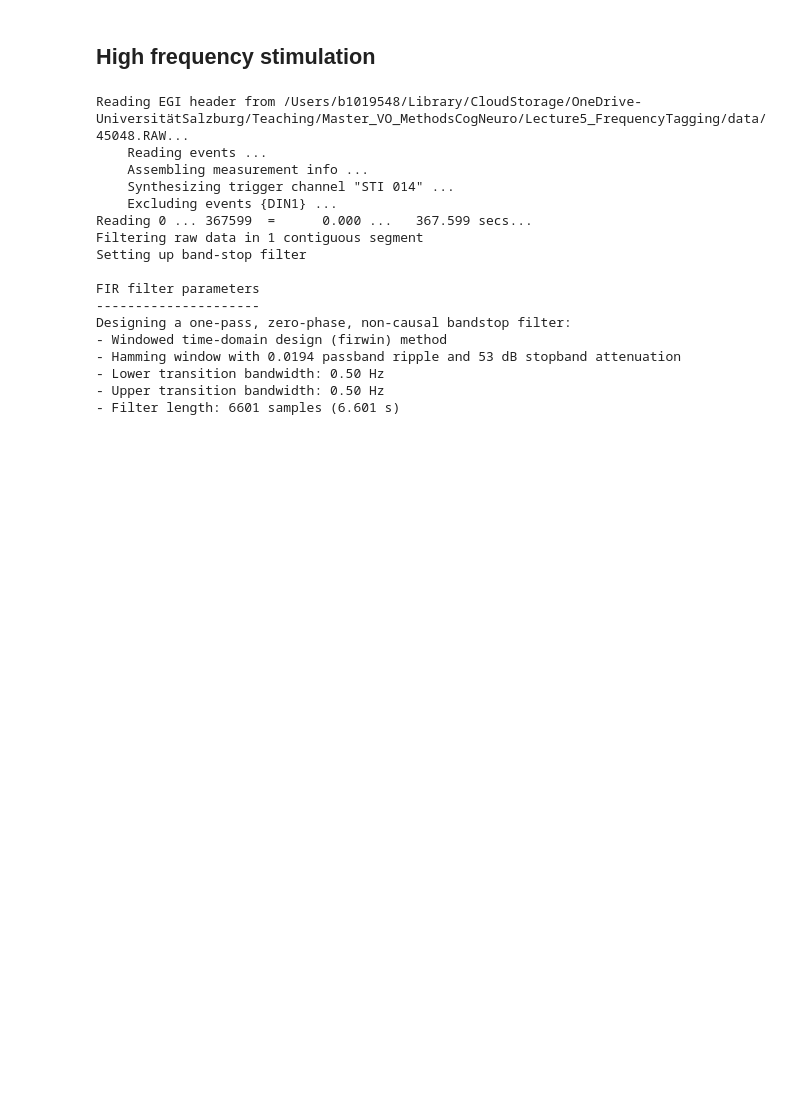
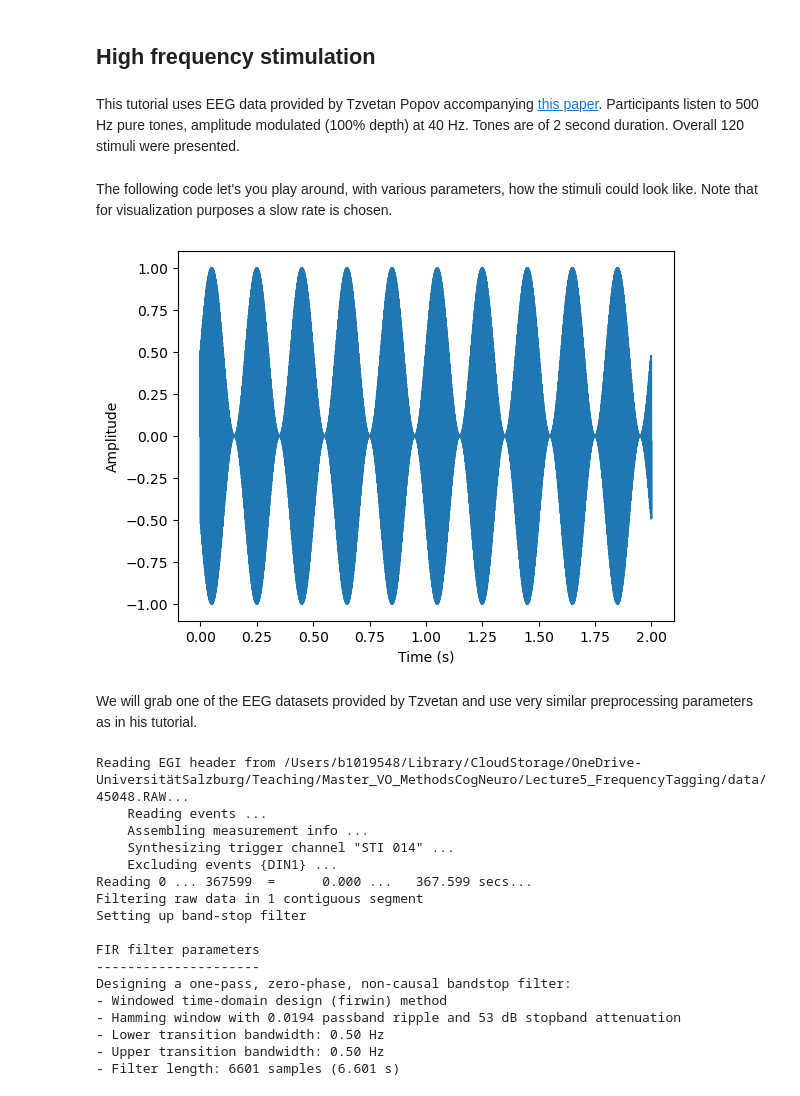
Before and after one commit to nathanweisz/methcogneurocode, a Jupyter notebook: Lecture5.ipynb, the cells around one changed output. Saved outputs shown, nothing was run; the diff lists cells and outputs as text; code cells hidden in the pictures; blank space fills up the shorter version.

```diff
--- a/Lecture5.ipynb
+++ b/Lecture5.ipynb
@@ -17,6 +17,31 @@ import pandas as pd
 Check out Lecture 2! Especially the evoked and induced bit.
 # %% [markdown]
 ## High frequency stimulation
+# %% [markdown]
+This tutorial uses EEG data provided by Tzvetan Popov accompanying [this paper](https://www.frontiersin.org/articles/10.3389/fnins.2018.00711/full). Participants listen to 500 Hz pure tones, amplitude modulated (100% depth) at 40 Hz. Tones are of 2 second duration. Overall 120 stimuli were presented.
+# %% [markdown]
+The following code let's you play around, with various parameters, how the stimuli could look like. Note that for visualization purposes a slow rate is chosen.
+# %%
+fs = 44100
+t = np.arange(0, 2, 1/fs)
+f = 500 # frequency in Hz
+A = 1 # amplitude
+sine_wave = A * np.sin(2*np.pi*f*t)
+
+mod_f = 5 # modulation frequency in Hz
+mod_A = 1 # modulation amplitude
+mod_wave = (1 + mod_A * np.sin(2*np.pi*mod_f*t)) / 2
+
+modulated_wave = sine_wave * mod_wave
+
+plt.plot(t, modulated_wave)
+plt.xlabel('Time (s)')
+plt.ylabel('Amplitude')
+plt.show()
+# %% [output]
+[figure, added]
+# %% [markdown]
+We will grab one of the EEG datasets provided by Tzvetan and use very similar preprocessing parameters as in his tutorial.
 # %%
 datapath = "/Users/b1019548/Library/CloudStorage/OneDrive-UniversitätSalzburg/Teaching/Master_VO_MethodsCogNeuro/Lecture5_FrequencyTagging/data/"
 
```
Also changed, not shown: parts of 14 cells of this notebook.
